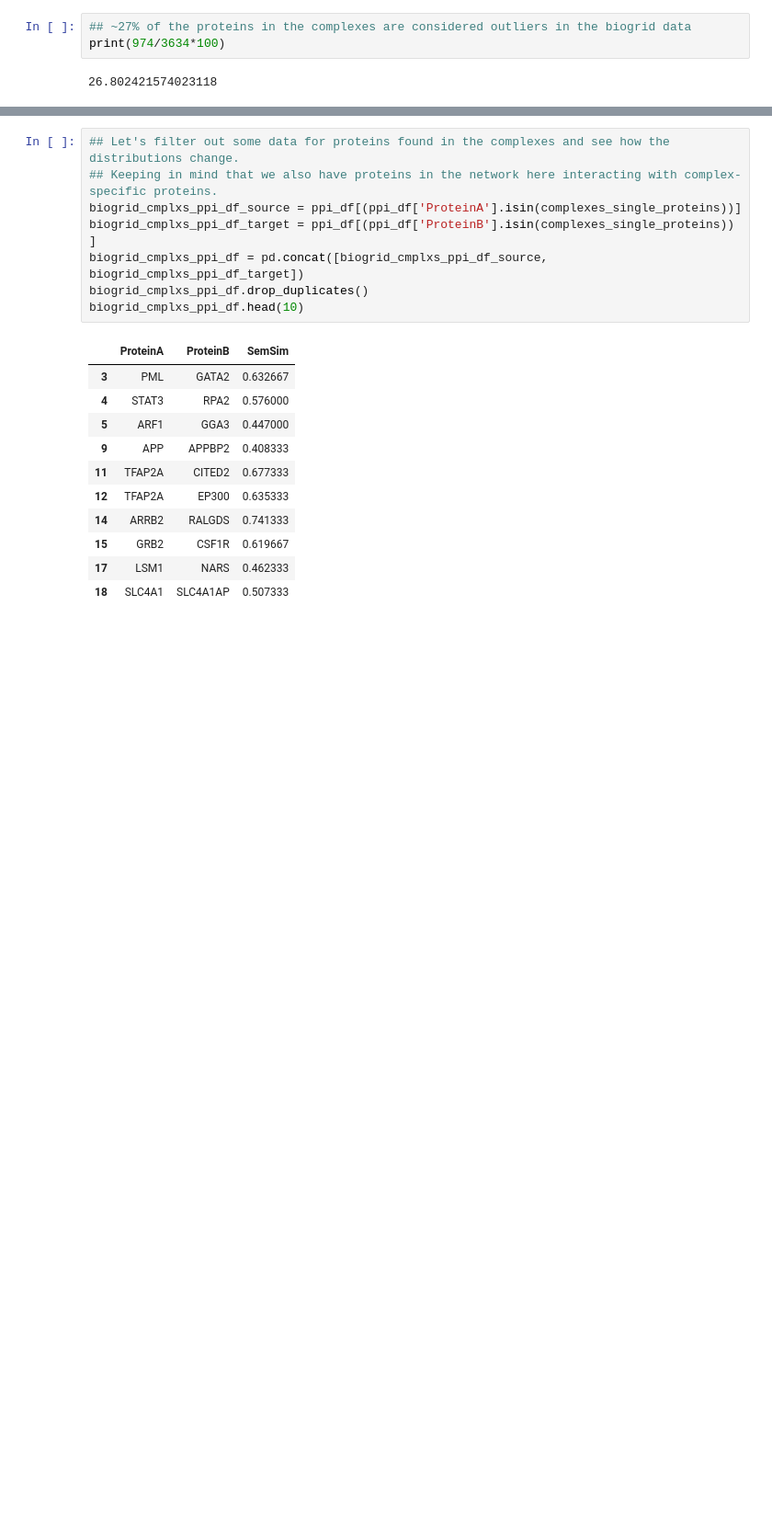
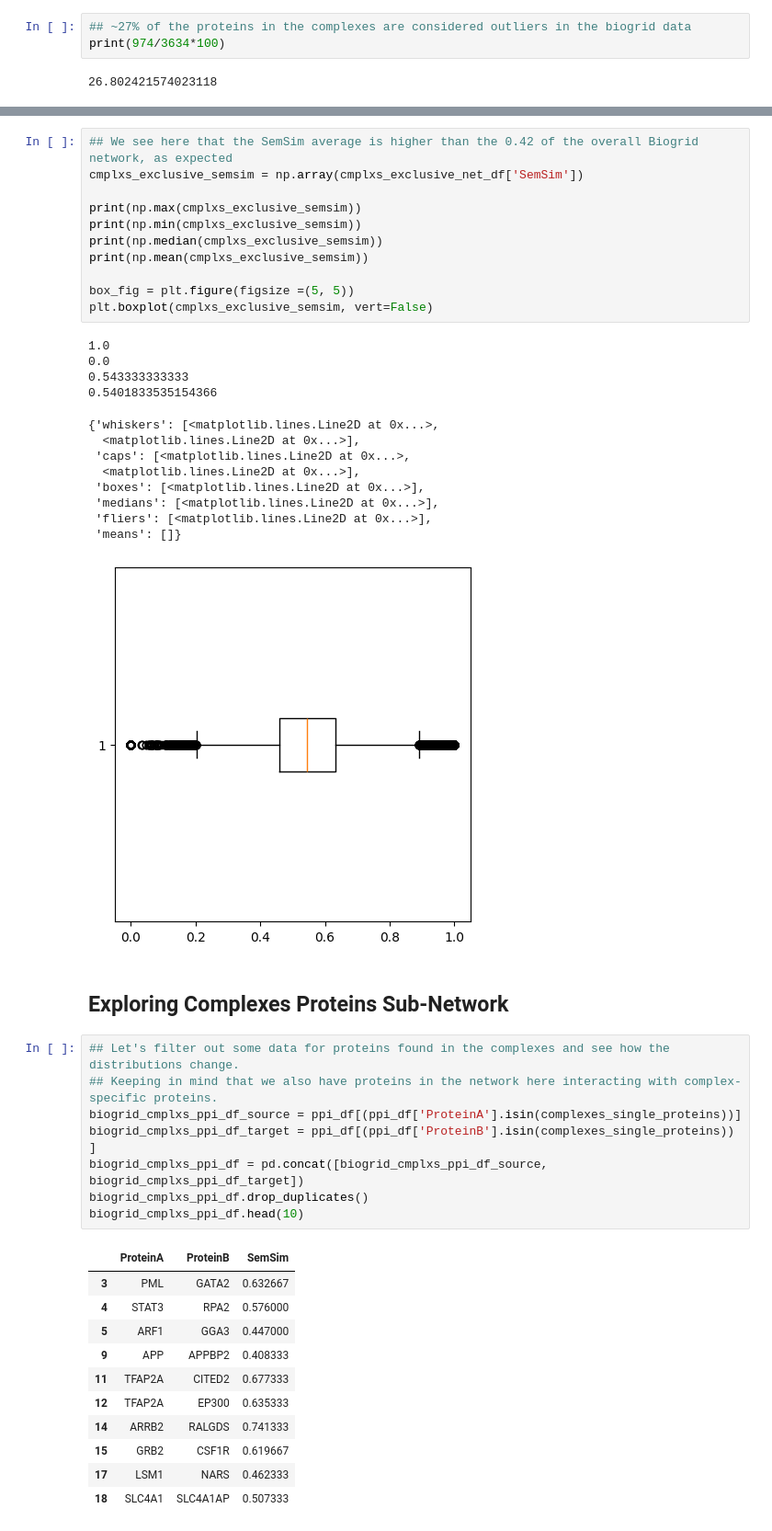
Before and after one commit to mehdimerbah/TDA-PPIN, a Jupyter notebook: preprocessing/BioGrid_Human_EDA_DataPreprocessing.ipynb, the cells around one changed output, grey strips where cells are left out. Shown at 92% size. Cells and saved outputs as stored; diff of their text form; blank space fills up the shorter version.

```diff
--- a/preprocessing/EDA_DataPreprocessing.ipynb
+++ b/preprocessing/BioGrid_Human_EDA_DataPreprocessing.ipynb
@@ -218,3 +241,30 @@ print(974/3634*100)
+# %%
+## We see here that the SemSim average is higher than the 0.42 of the overall Biogrid network, as expected
+cmplxs_exclusive_semsim = np.array(cmplxs_exclusive_net_df['SemSim'])
+
+print(np.max(cmplxs_exclusive_semsim))
+print(np.min(cmplxs_exclusive_semsim))
+print(np.median(cmplxs_exclusive_semsim))
+print(np.mean(cmplxs_exclusive_semsim))
+
+box_fig = plt.figure(figsize =(5, 5))
+plt.boxplot(cmplxs_exclusive_semsim, vert=False)
+# %% [output]
+1.0
+0.0
+0.543333333333
+0.5401833535154366
+{'whiskers': [<matplotlib.lines.Line2D at 0x...>,
+  <matplotlib.lines.Line2D at 0x...>],
+ 'caps': [<matplotlib.lines.Line2D at 0x...>,
+  <matplotlib.lines.Line2D at 0x...>],
+ 'boxes': [<matplotlib.lines.Line2D at 0x...>],
+ 'medians': [<matplotlib.lines.Line2D at 0x...>],
+ 'fliers': [<matplotlib.lines.Line2D at 0x...>],
+ 'means': []}
+[figure, added]
+# %% [markdown]
+## Exploring Complexes Proteins Sub-Network
 # %%
 ## Let's filter out some data for proteins found in the complexes and see how the distributions change.
 ## Keeping in mind that we also have proteins in the network here interacting with complex-specific proteins.
```
Also changed, not shown: parts of 7 cells of this notebook.
